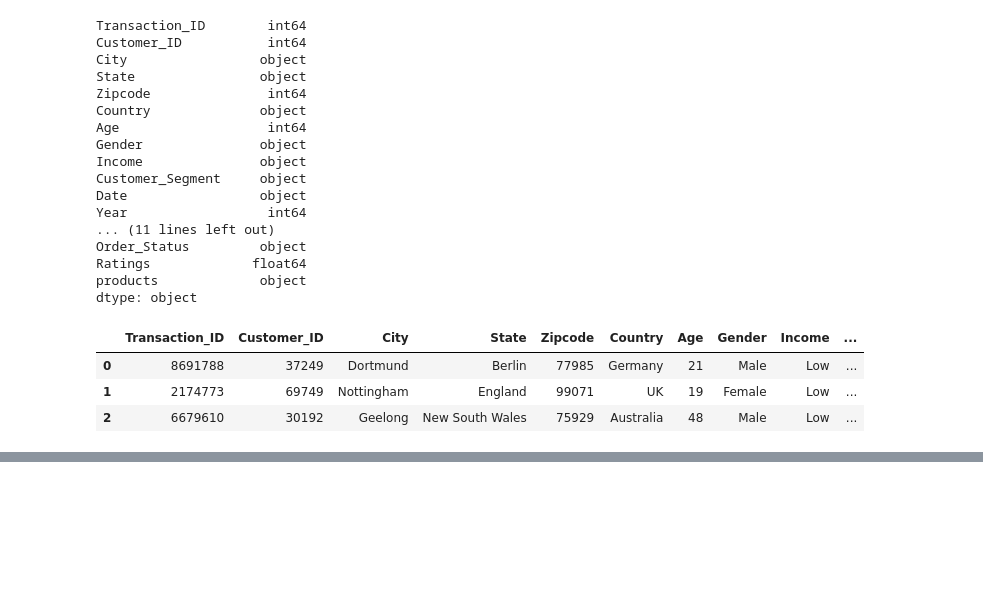
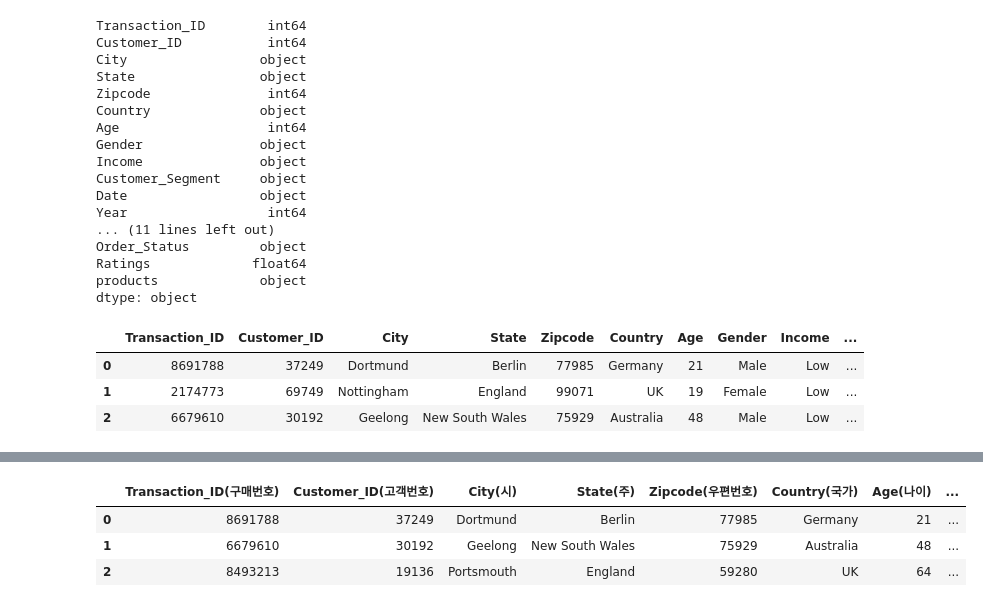
Before and after one commit to youscd/Retail_data_Analysis, a Jupyter notebook: project.ipynb, the cells around one changed output, grey strips where cells are left out. Saved outputs shown, nothing was run; the diff lists cells and outputs as text; code cells hidden in the pictures; blank space fills up the shorter version.

```diff
--- a/project.ipynb
+++ b/project.ipynb
@@ -173,0 +240,9 @@ memory usage: 59.9+ MB
+# %%
+# 소비등급이 Regular인 사람들의 데이터
+regular = df_notnull[df_notnull['Customer_Segment(소비등급)'] == 'Regular'].reset_index().iloc[:, 1:]
+regular[:3]
+# %% [output]
+|  | Transaction_ID(구매번호) | Customer_ID(고객번호) | City(시) | State(주) | Zipcode(우편번호) | Country(국가) | Age(나이) | ... |
+| 0 | 8691788 | 37249 | Dortmund | Berlin | 77985 | Germany | 21 | ... |
+| 1 | 6679610 | 30192 | Geelong | New South Wales | 75929 | Australia | 48 | ... |
+| 2 | 8493213 | 19136 | Portsmouth | England | 59280 | UK | 64 | ... |
```
Also changed, not shown: parts of 27 cells of this notebook.
